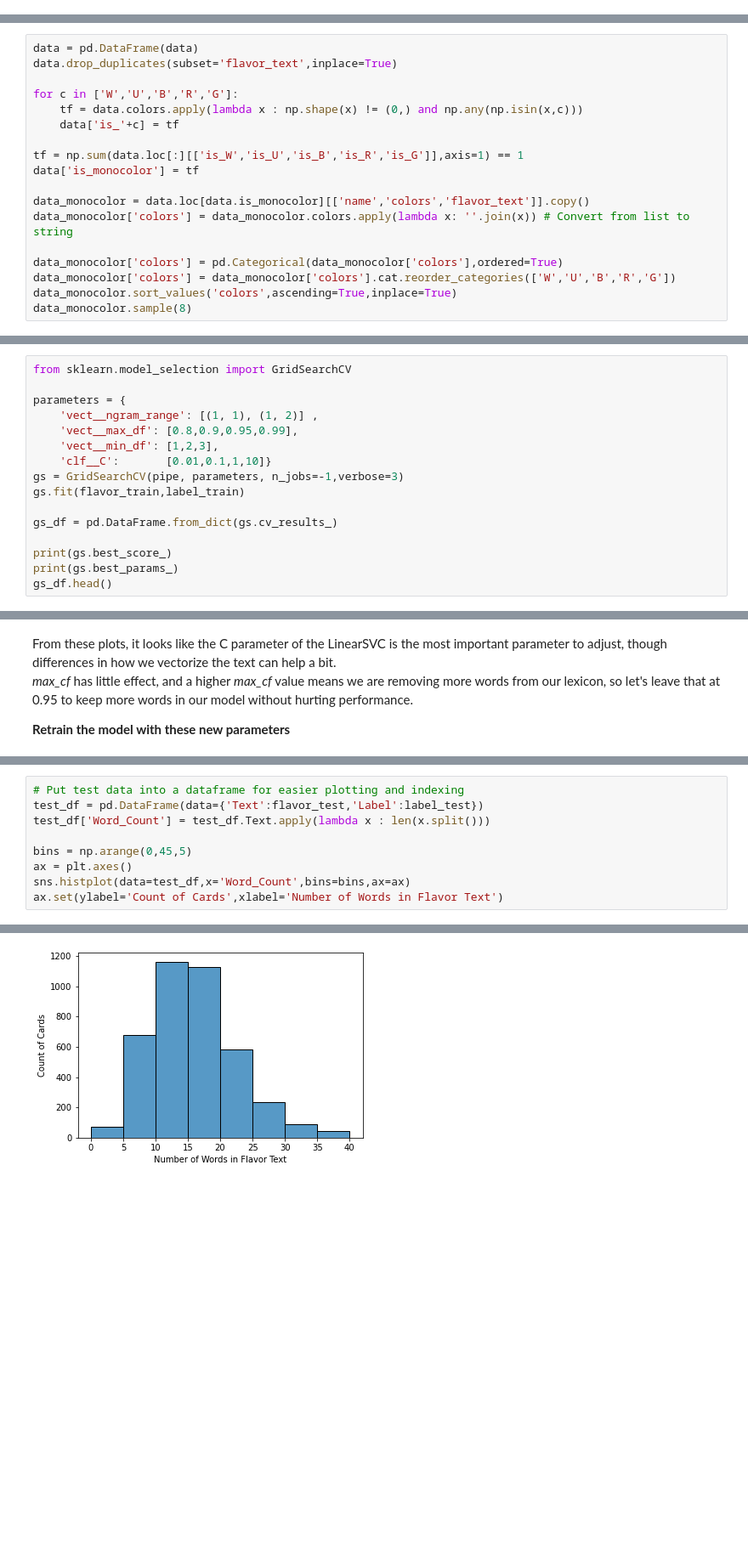
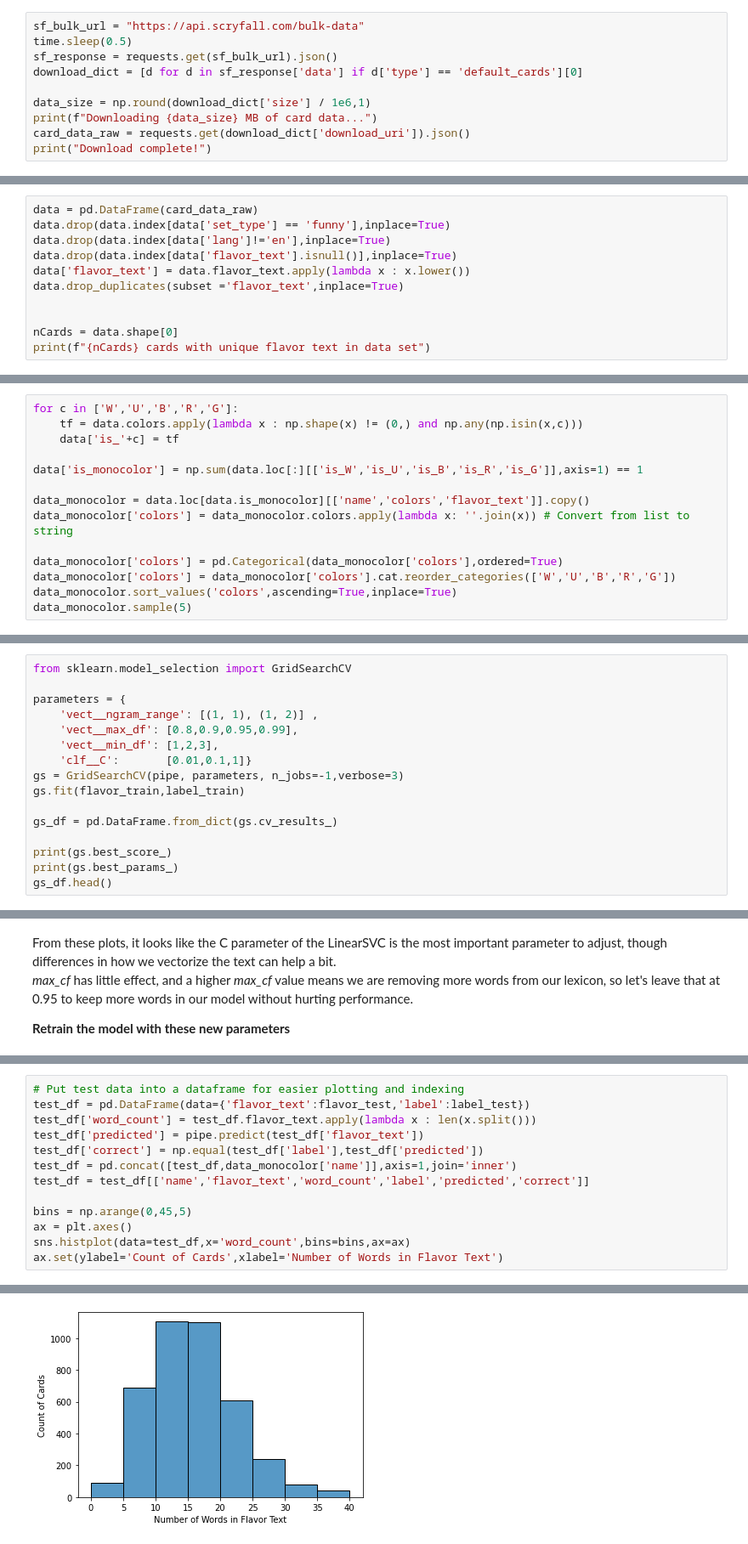
Before and after one commit to ghpetty/MtG_ClassyFlavor, a Jupyter notebook: Color_from_Flavor.ipynb, the cells around one changed output, grey strips where cells are left out. Shown: that part at 85% size. Saved outputs shown, nothing was run; the diff lists cells and outputs as text; blank space fills up the shorter version.

Commit message:
Changed how card data is loaded. Now downloads bulk data from Scryfall, rather than using search queries. No longer saves local copy of data

```diff
--- a/Color_from_Flavor.ipynb
+++ b/Color_from_Flavor.ipynb
@@ -64,0 +17,10 @@ Done!
+# %%
+sf_bulk_url = "https://api.scryfall.com/bulk-data"
+time.sleep(0.5)
+sf_response = requests.get(sf_bulk_url).json()
+download_dict = [d for d in sf_response['data'] if d['type'] == 'default_cards'][0]
+
+data_size = np.round(download_dict['size'] / 1e6,1)
+print(f"Downloading {data_size} MB of card data...")
+card_data_raw = requests.get(download_dict['download_uri']).json()
+print("Download complete!")
@@ -64,0 +34,11 @@ Done!
+# %%
+data = pd.DataFrame(card_data_raw)
+data.drop(data.index[data['set_type'] == 'funny'],inplace=True)
+data.drop(data.index[data['lang']!='en'],inplace=True)
+data.drop(data.index[data['flavor_text'].isnull()],inplace=True)
+data['flavor_text'] = data.flavor_text.apply(lambda x : x.lower())
+data.drop_duplicates(subset ='flavor_text',inplace=True)
+
+
+nCards = data.shape[0]
+print(f"{nCards} cards with unique flavor text in data set")
@@ -75,13 +52,9 @@ from matplotlib import pyplot as plt
 # %%
-data = pd.DataFrame(data)
-data.drop_duplicates(subset='flavor_text',inplace=True)
-
 for c in ['W','U','B','R','G']:
     tf = data.colors.apply(lambda x : np.shape(x) != (0,) and np.any(np.isin(x,c)))
     data['is_'+c] = tf
 
-tf = np.sum(data.loc[:][['is_W','is_U','is_B','is_R','is_G']],axis=1) == 1
-data['is_monocolor'] = tf
+data['is_monocolor'] = np.sum(data.loc[:][['is_W','is_U','is_B','is_R','is_G']],axis=1) == 1
 
 data_monocolor = data.loc[data.is_monocolor][['name','colors','flavor_text']].copy()
 data_monocolor['colors'] = data_monocolor.colors.apply(lambda x: ''.join(x)) # Convert from list to string
@@ -89,6 +62,6 @@ data_monocolor['colors'] = data_monocolor.colors.apply(lambda x: ''.join(x)) # C
 data_monocolor['colors'] = pd.Categorical(data_monocolor['colors'],ordered=True)
 data_monocolor['colors'] = data_monocolor['colors'].cat.reorder_categories(['W','U','B','R','G'])
 data_monocolor.sort_values('colors',ascending=True,inplace=True)
-data_monocolor.sample(8)
+data_monocolor.sample(5)
 # %% [output]
 |  | name | colors | flavor_text |
@@ -234,7 +201,7 @@ parameters = {
     'vect__ngram_range': [(1, 1), (1, 2)] ,
     'vect__max_df': [0.8,0.9,0.95,0.99],
     'vect__min_df': [1,2,3],
-    'clf__C':       [0.01,0.1,1,10]}
+    'clf__C':       [0.01,0.1,1]}
 gs = GridSearchCV(pipe, parameters, n_jobs=-1,verbose=3)
 gs.fit(flavor_train,label_train)
 
@@ -292,15 +259,19 @@ One likely cause of misclassification is from cards with very short flavor text.
 First, let's look at the distribution of the number of words in flavor text, binning by 5 words:
 # %%
 # Put test data into a dataframe for easier plotting and indexing
-test_df = pd.DataFrame(data={'Text':flavor_test,'Label':label_test})
-test_df['Word_Count'] = test_df.Text.apply(lambda x : len(x.split()))
+test_df = pd.DataFrame(data={'flavor_text':flavor_test,'label':label_test})
+test_df['word_count'] = test_df.flavor_text.apply(lambda x : len(x.split()))
+test_df['predicted'] = pipe.predict(test_df['flavor_text'])
+test_df['correct'] = np.equal(test_df['label'],test_df['predicted'])
+test_df = pd.concat([test_df,data_monocolor['name']],axis=1,join='inner')
+test_df = test_df[['name','flavor_text','word_count','label','predicted','correct']]
 
 bins = np.arange(0,45,5)
 ax = plt.axes()
-sns.histplot(data=test_df,x='Word_Count',bins=bins,ax=ax)
+sns.histplot(data=test_df,x='word_count',bins=bins,ax=ax)
 ax.set(ylabel='Count of Cards',xlabel='Number of Words in Flavor Text')
 # %% [output]
 [Text(0, 0.5, 'Count of Cards'),
  Text(0.5, 0, 'Number of Words in Flavor Text')]
-[figure, old version]
+[figure, new version]
 # %% [markdown]
```
Also changed, not shown: parts of 30 cells of this notebook.
